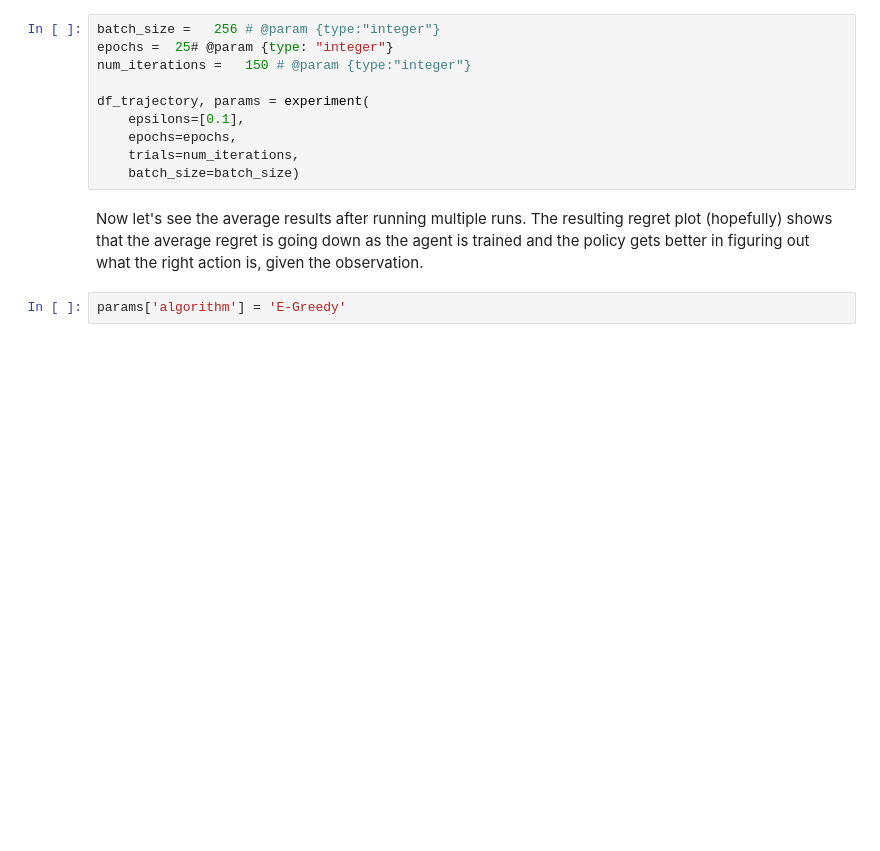
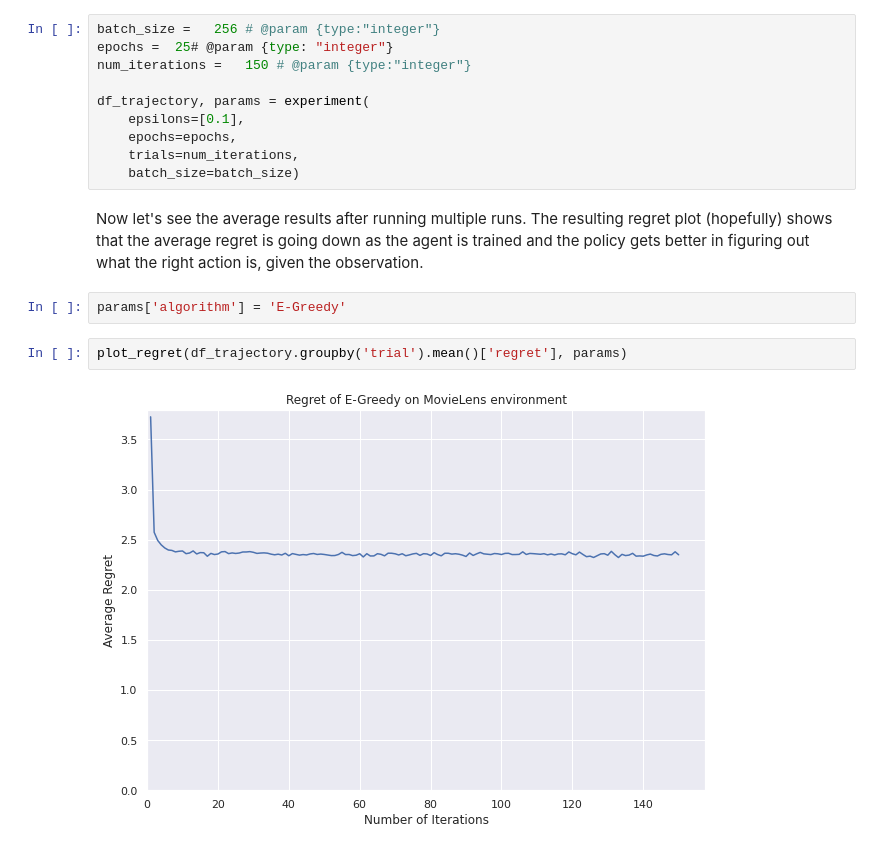
Before and after one commit to pstanisl/mlprague-2021, a Jupyter notebook: 02_MAB_movielens_egreedy.ipynb, the cells around one changed output. Drawn from its saved outputs; the diff is of its cells as text; blank space fills up the shorter version.

```diff
--- a/02_MAB_movielens_egreedy.ipynb
+++ b/02_MAB_movielens_egreedy.ipynb
@@ -395,6 +411,10 @@ df_trajectory, params = experiment(
 Now let's see the average results after running multiple runs. The resulting regret plot (hopefully) shows that the average regret is going down as the agent is trained and the policy gets better in figuring out what the right action is, given the observation.
 # %%
 params['algorithm'] = 'E-Greedy'
+# %%
+plot_regret(df_trajectory.groupby('trial').mean()['regret'], params)
+# %% [output]
+[figure, added]
 # %%
 plot_accuracy(df_trajectory, params)
 # %% [output]
```
Also changed, not shown: parts of 13 cells of this notebook.
